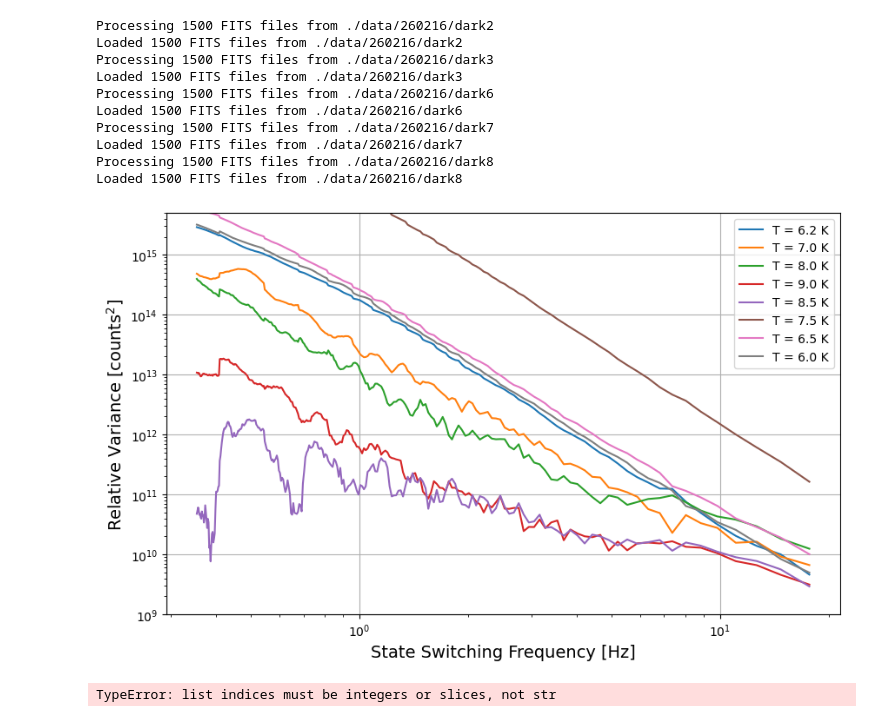
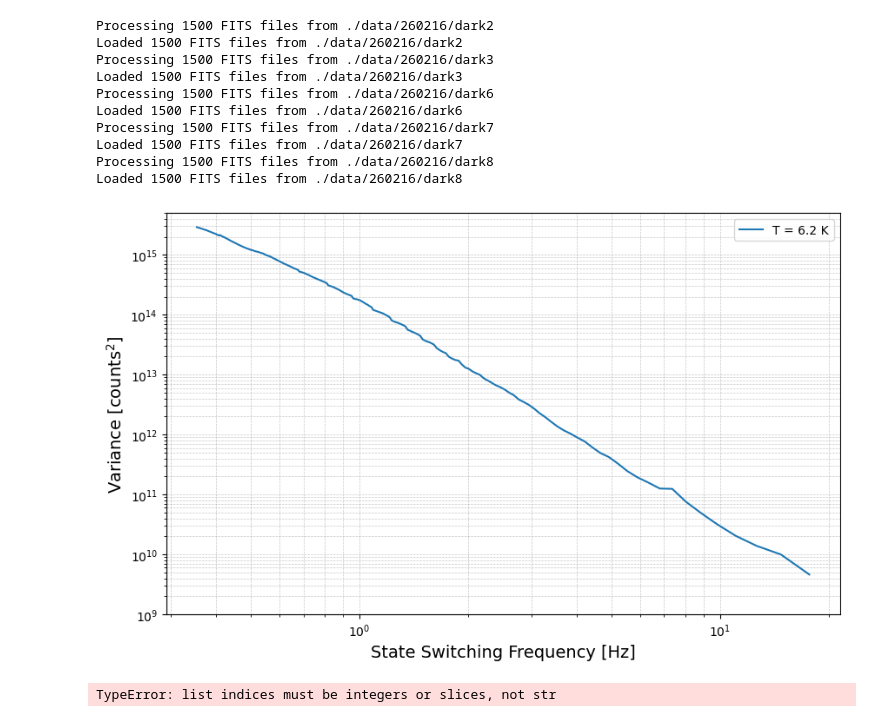
Before and after one commit to chase-urasaki/mirsi_sims, a Jupyter notebook: light_leak_analysis.ipynb, the cells around one changed output. Drawn from its saved outputs; the diff is of its cells as text; code cells hidden in the pictures.

```diff
--- a/light_leak_analysis.ipynb
+++ b/light_leak_analysis.ipynb
@@ -220,27 +221,27 @@ avg_variances_dark_8 = [np.median([dark_8_variances[n][channel] for channel in r
 # %%
 plt.figure(figsize=(10, 6))
 plt.plot(dark_1_f_state, avg_variances_dark_1, label='T = 6.2 K')
-plt.plot(dark_2_f_state, avg_variances_dark_2, label='T = 7.0 K')
-plt.plot(dark_3_f_state, avg_variances_dark_3, label='T = 8.0 K')
-plt.plot(dark_4_f_state, avg_variances_dark_4, label='T = 9.0 K')
-plt.plot(dark_5_f_state, avg_variances_dark_5, label='T = 8.5 K')
-plt.plot(dark_6_f_state, avg_variances_dark_6, label='T = 7.5 K')
-plt.plot(dark_7_f_state, avg_variances_dark_7, label='T = 6.5 K')
-plt.plot(dark_8_f_state, avg_variances_dark_8, label='T = 6.0 K')
+# plt.plot(dark_2_f_state, avg_variances_dark_2, label='T = 7.0 K')
+# plt.plot(dark_3_f_state, avg_variances_dark_3, label='T = 8.0 K')
+# plt.plot(dark_4_f_state, avg_variances_dark_4, label='T = 9.0 K')
+# plt.plot(dark_5_f_state, avg_variances_dark_5, label='T = 8.5 K')
+# plt.plot(dark_6_f_state, avg_variances_dark_6, label='T = 7.5 K')
+# plt.plot(dark_7_f_state, avg_variances_dark_7, label='T = 6.5 K')
+# plt.plot(dark_8_f_state, avg_variances_dark_8, label='T = 6.0 K')
 plt.xlabel('State Switching Frequency [Hz]', fontsize=14)
-plt.ylabel(r'Relative Variance [counts$^2$]', fontsize=14)
+plt.ylabel(r'Variance [counts$^2$]', fontsize=14)
 #plt.title('Average Variance vs State Switching Frequency for Dark Data Sets')
 plt.xscale('log')
 plt.yscale('log')
 plt.ylim(1e9, 5e15)
 plt.legend()
-plt.grid()
+plt.grid( which='both', ls='--', lw=0.5, alpha=0.7)
 
 # Optional: save fig
 plt.savefig('./figures/dark_data_variances.png', dpi=600, bbox_inches='tight')
 plt.show()
 # %% [output]
-[figure, old version]
+[figure, new version]
 # %%
 avg_variances_sky = [np.mean([zenith_sky_variances[n][channel] for channel in range(zenith_sky_data_channels["channels"].shape[0])]) for n in range(len(COADDS))]
 # %%
```
Also changed, not shown: parts of 3 cells of this notebook, 1 other file.
